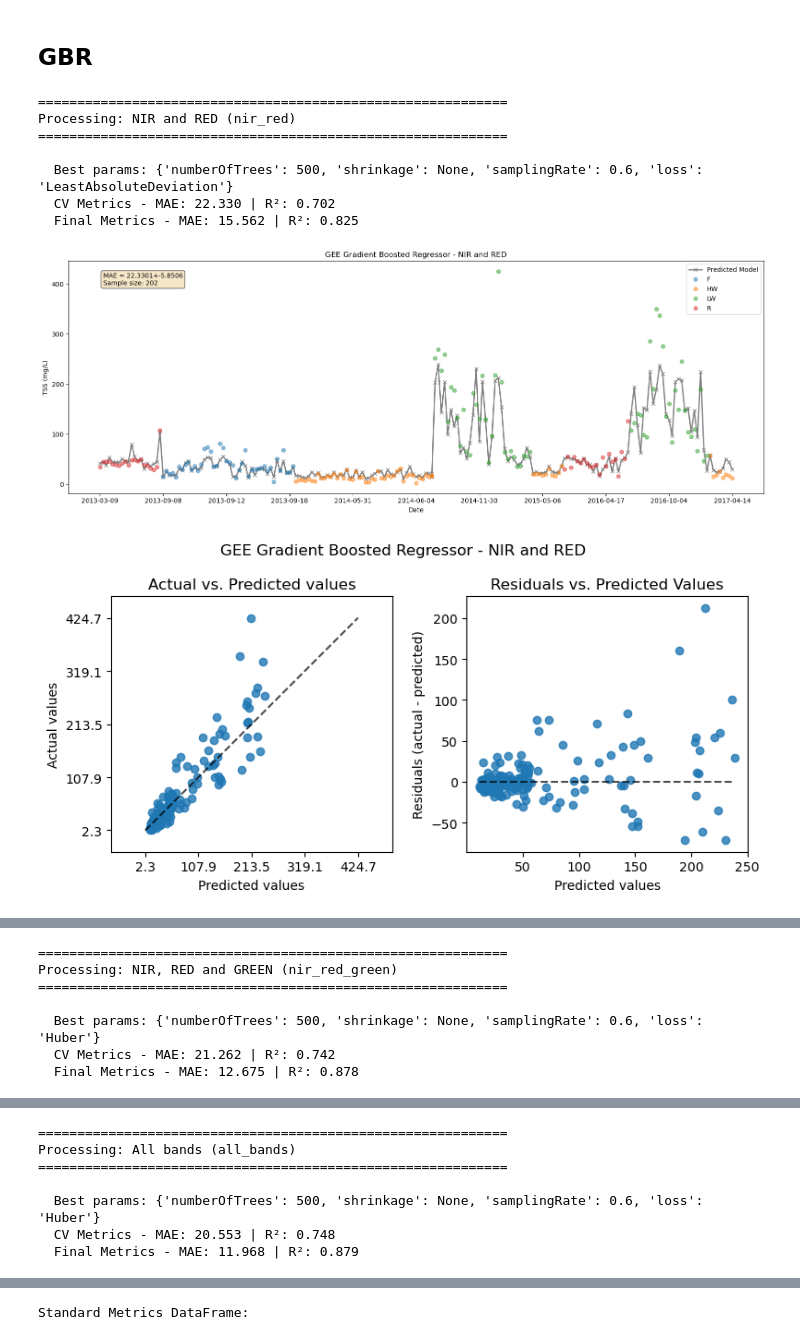
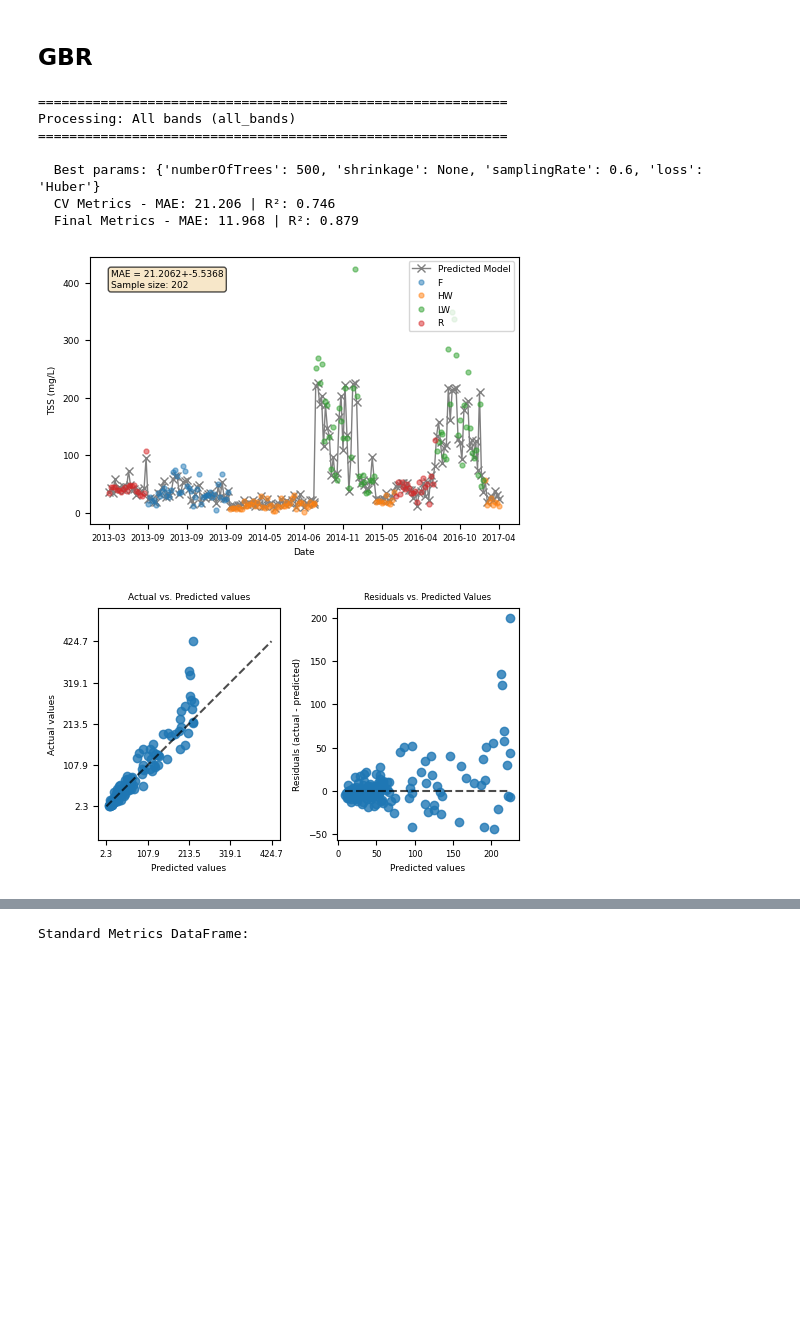
Before and after one commit to larissavaladao/time_series_curuai, a Jupyter notebook: 4.TSS_modeling/3.TSS_gee_models.ipynb, the cells around one changed output, grey strips where cells are left out. Drawn from its saved outputs; the diff is of its cells as text; code cells hidden in the pictures; blank space fills up the shorter version.

Commit message:
edit images

```diff
--- a/4.TSS_modeling/3.TSS_gee_models.ipynb
+++ b/4.TSS_modeling/3.TSS_gee_models.ipynb
@@ -35,7 +40,7 @@ ee.Initialize(project='ee-curuai')
 # %% [markdown]
 # Export directory
 # %%
-export_dir = r'C:\Users\l_v_v\Documents\GitHub\time_series_curuai\datasets\Parameters Time series\TSS Modeling'
+export_dir = r'C:\Users\l_v_v\Documents\GitHub\time_series_curuai\datasets\Parameters Time series\TSS Modeling\newFigd'
 # export_dir ='/content/TSS Modeling'
 # os.makedirs(export_dir, exist_ok=False)
 # %% [markdown]
@@ -211,15 +216,15 @@ def feature_importance_plot(trained, exp="FeatureImportance"):
     feature_importance = feature_importance.apply(lambda x: float(x/max))
     # Create plot
 
-    fig, ax = plt.subplots(figsize=(10, 6))
+    fig, ax = plt.subplots(figsize=(4.9, 3.2))
     feature_importance.plot(kind='barh', ax=ax, color='steelblue')
 
     ax.set_xlabel('Importance (MDI)')
     ax.set_ylabel('Features')
-    ax.set_title('Feature Importance')
+    # ax.set_title('Feature Importance',fontsize=6)
 
     plt.tight_layout()
-    plt.savefig(os.path.join(export_dir, f"feat_imp_{exp}.jpg"), dpi=300)
+    plt.savefig(os.path.join(export_dir, f"feat_imp_{exp}.jpg"), dpi=500)
     plt.show()
     plt.close()
 # %%
@@ -360,10 +366,14 @@ MODEL_CONFIG = {
     },
     'GBR_GEE': {
         'model':{
-            'numberOfTrees':[100,200,300,500],
-            'shrinkage':[None, 0.05, 0.5],
-             'samplingRate':[0.8,None, 0.6],
-             'loss':['LeastSquares', 'LeastAbsoluteDeviation','Huber'],
+            # 'numberOfTrees':[100,200,300,500],
+            'numberOfTrees':[500],
+            'shrinkage':[None],
+            # 'shrinkage':[None, 0.05, 0.5],
+             'samplingRate':[0.6],
+            #  'samplingRate':[0.8,None, 0.6],
+            #  'loss':['LeastSquares', 'LeastAbsoluteDeviation','Huber'],
+             'loss':['Huber'],
         } ,
         'description': 'GEE Gradient Boosted Regressor'
     }
@@ -371,18 +381,18 @@ MODEL_CONFIG = {
 
 FEATURE_GROUPS = {
     'multi_band': {
-        'nir_red': {'band': ['nir_mean', 'red_mean'],
-                    'name': 'NIR and RED'},
-        'nir_red_green': {'band': ['nir_mean', 'red_mean', 'green_mean'],
-                    'name': 'NIR, RED and GREEN'},
+        # 'nir_red': {'band': ['nir_mean', 'red_mean'],
+        #             'name': 'NIR and RED'},
+        # 'nir_red_green': {'band': ['nir_mean', 'red_mean', 'green_mean'],
+        #             'name': 'NIR, RED and GREEN'},
         'all_bands': {'band': ['blue_mean', 'green_mean', 'red_mean', 'nir_mean'],
                       'name': 'All bands'},
-        'location': {'band': ['blue_mean', 'green_mean', 'red_mean', 'nir_mean','LOC'],
-                      'name': 'All bands + Lake'},
-        'period': {'band': ['blue_mean', 'green_mean', 'red_mean', 'nir_mean','PERIOD'],
-                      'name': 'All bands + Water Period'},
-        'period_location': {'band': ['blue_mean', 'green_mean', 'red_mean', 'nir_mean','PERIOD','LOC'],
-                      'name': 'All bands + Water Period + Location'}
+        # 'location': {'band': ['blue_mean', 'green_mean', 'red_mean', 'nir_mean','LOC'],
+        #               'name': 'All bands + Lake'},
+        # 'period': {'band': ['blue_mean', 'green_mean', 'red_mean', 'nir_mean','PERIOD'],
+        #               'name': 'All bands + Water Period'},
+        # 'period_location': {'band': ['blue_mean', 'green_mean', 'red_mean', 'nir_mean','PERIOD','LOC'],
+        #               'name': 'All bands + Water Period + Location'}
     },
     'seed': [random.randint(1, 500) for _ in range(20)]
 }
@@ -784,37 +768,37 @@ for feature_key, feature_info in FEATURE_GROUPS['multi_band'].items():
 
     # Store results
     results['water_period']['model'][key]['multi_band'][feature_key] = {
         'metrics': final_metrics,
         'cv_metrics': best_metrics,
         'params': best_params,
         'cv_std_metrics': best_std_metrics
     }
     results['water_period']['period_filter'] = None
 
     # Generate visualizations
     prepare_time_series_plot(
         df=df_subset,
         y_pred=y_pred_df['classification'],
         cv_metrics_dict=best_metrics,
         cv_metrics_std=best_std_metrics,
         title=f"{model_title} - {name}",
         r2_key='mae',
-        exp=f"{feature_key}_{key}_new_"
+        exp=f"{feature_key}_{key}_new"
     )
     plot_evaluation(
         y_true=df_subset['TSS'],
         y_pred=y_pred_df['classification'],
         title=f"{model_title} - {name}",
         exp=f"{feature_key}_{key}_new"
         )
     feature_importance_plot(trained=trained, exp=f"{feature_key}_{key}_new")
 # %% [output]
 ============================================================
-Processing: NIR and RED (nir_red)
+Processing: All bands (all_bands)
 ============================================================
 
-  Best params: {'numberOfTrees': 500, 'shrinkage': None, 'samplingRate': 0.6, 'loss': 'LeastAbsoluteDeviation'}
-  CV Metrics - MAE: 22.330 | R²: 0.702
-  Final Metrics - MAE: 15.562 | R²: 0.825
+  Best params: {'numberOfTrees': 500, 'shrinkage': None, 'samplingRate': 0.6, 'loss': 'Huber'}
+  CV Metrics - MAE: 21.206 | R²: 0.746
+  Final Metrics - MAE: 11.968 | R²: 0.879
-[figure, old version]
+[figure, new version]
-[figure, old version]
+[figure, new version]
@@ -822,7 +805,0 @@ Processing: NIR and RED (nir_red)
-============================================================
-Processing: NIR, RED and GREEN (nir_red_green)
-============================================================
-
-  Best params: {'numberOfTrees': 500, 'shrinkage': None, 'samplingRate': 0.6, 'loss': 'Huber'}
-  CV Metrics - MAE: 21.262 | R²: 0.742
-  Final Metrics - MAE: 12.675 | R²: 0.878
@@ -832,7 +805,0 @@ Processing: NIR, RED and GREEN (nir_red_green)
-============================================================
-Processing: All bands (all_bands)
-============================================================
-
-  Best params: {'numberOfTrees': 500, 'shrinkage': None, 'samplingRate': 0.6, 'loss': 'Huber'}
-  CV Metrics - MAE: 20.553 | R²: 0.748
-  Final Metrics - MAE: 11.968 | R²: 0.879
```
Also changed, not shown: parts of 6 cells of this notebook, 9 other files.
